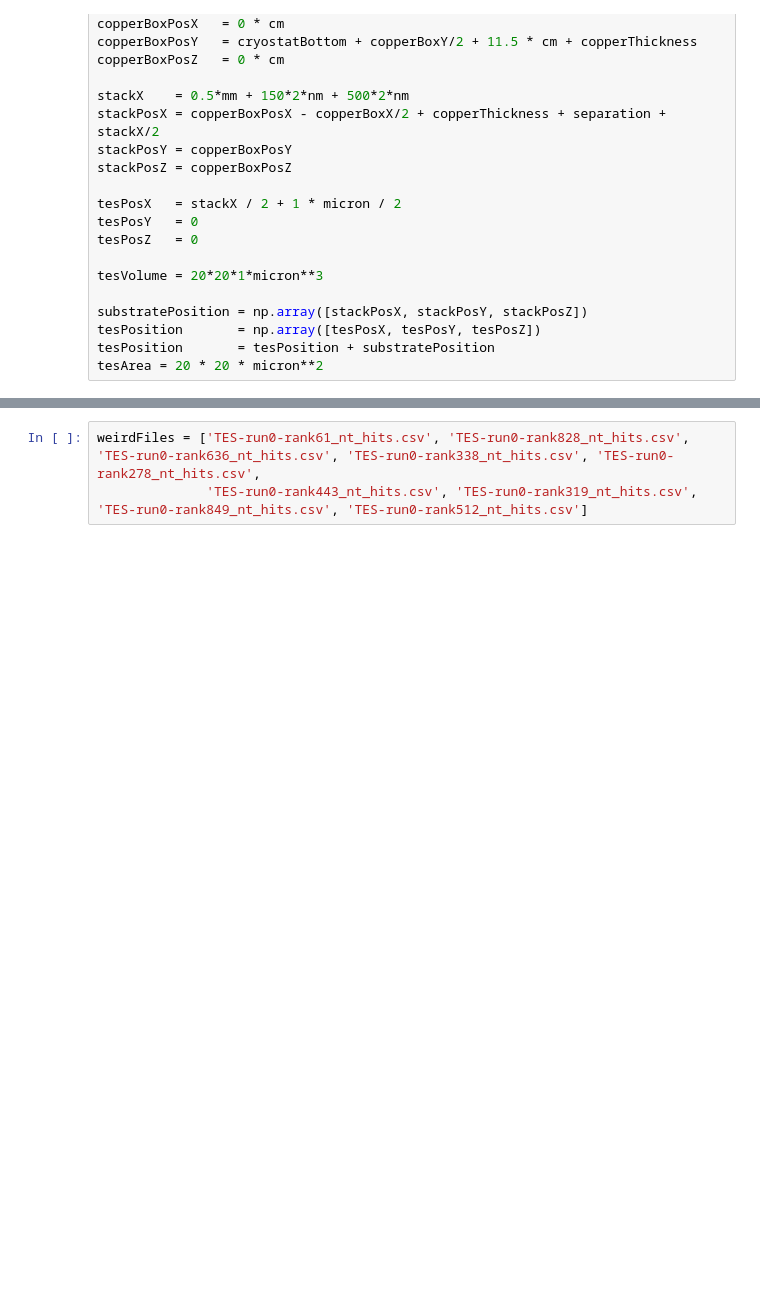
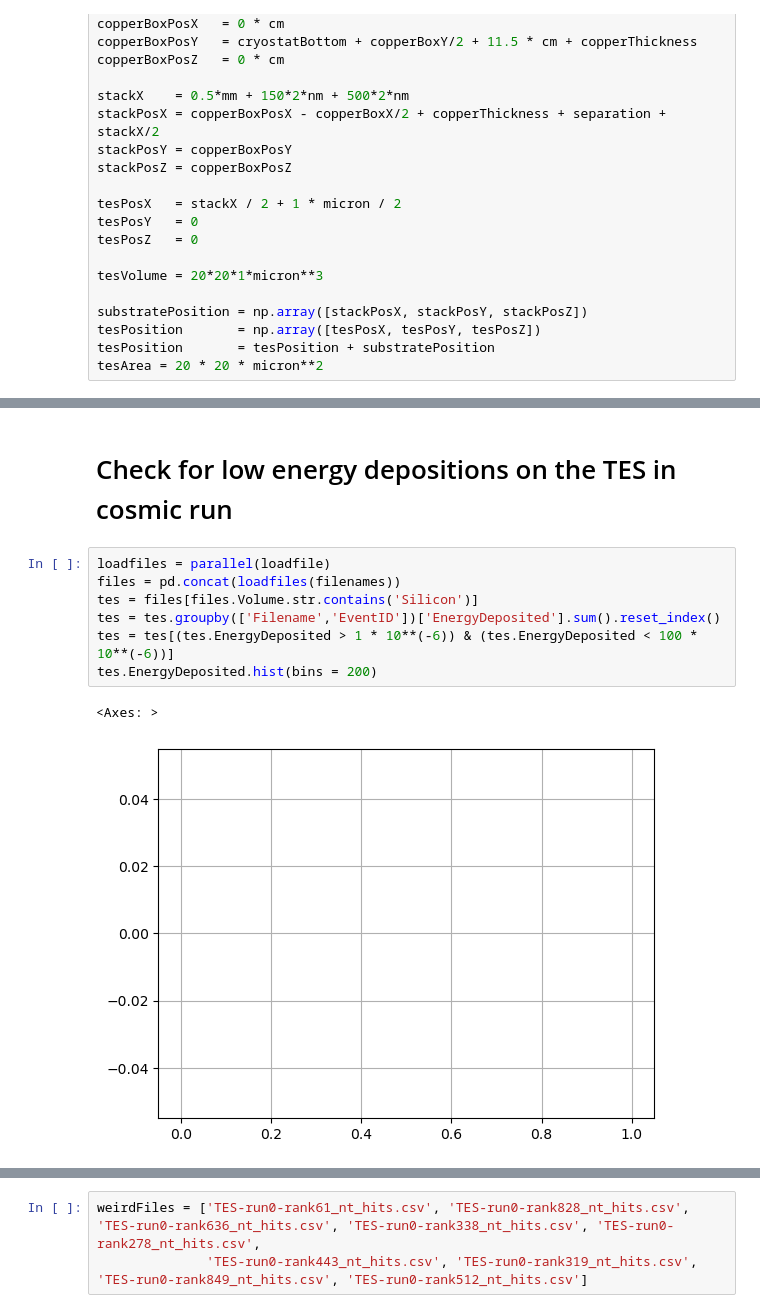
Before and after one commit to nyuad-astroparticle/tes-geant, a Jupyter notebook: analysis/coincidence.ipynb, the cells around one changed output, grey strips where cells are left out. Cells and saved outputs as stored; diff of their text form; blank space fills up the shorter version.

```diff
--- a/analysis/coincidence.ipynb
+++ b/analysis/coincidence.ipynb
@@ -110,0 +178,12 @@ NameError: name 'tesPosition' is not defined
+# %% [markdown]
+# Check for low energy depositions on the TES in cosmic run
+# %%
+loadfiles = parallel(loadfile)
+files = pd.concat(loadfiles(filenames))
+tes = files[files.Volume.str.contains('Silicon')]
+tes = tes.groupby(['Filename','EventID'])['EnergyDeposited'].sum().reset_index()
+tes = tes[(tes.EnergyDeposited > 1 * 10**(-6)) & (tes.EnergyDeposited < 100 * 10**(-6))]
+tes.EnergyDeposited.hist(bins = 200)
+# %% [output]
+<Axes: >
+[figure, added]
```
Also changed, not shown: parts of 25 cells of this notebook, 1 other file.
